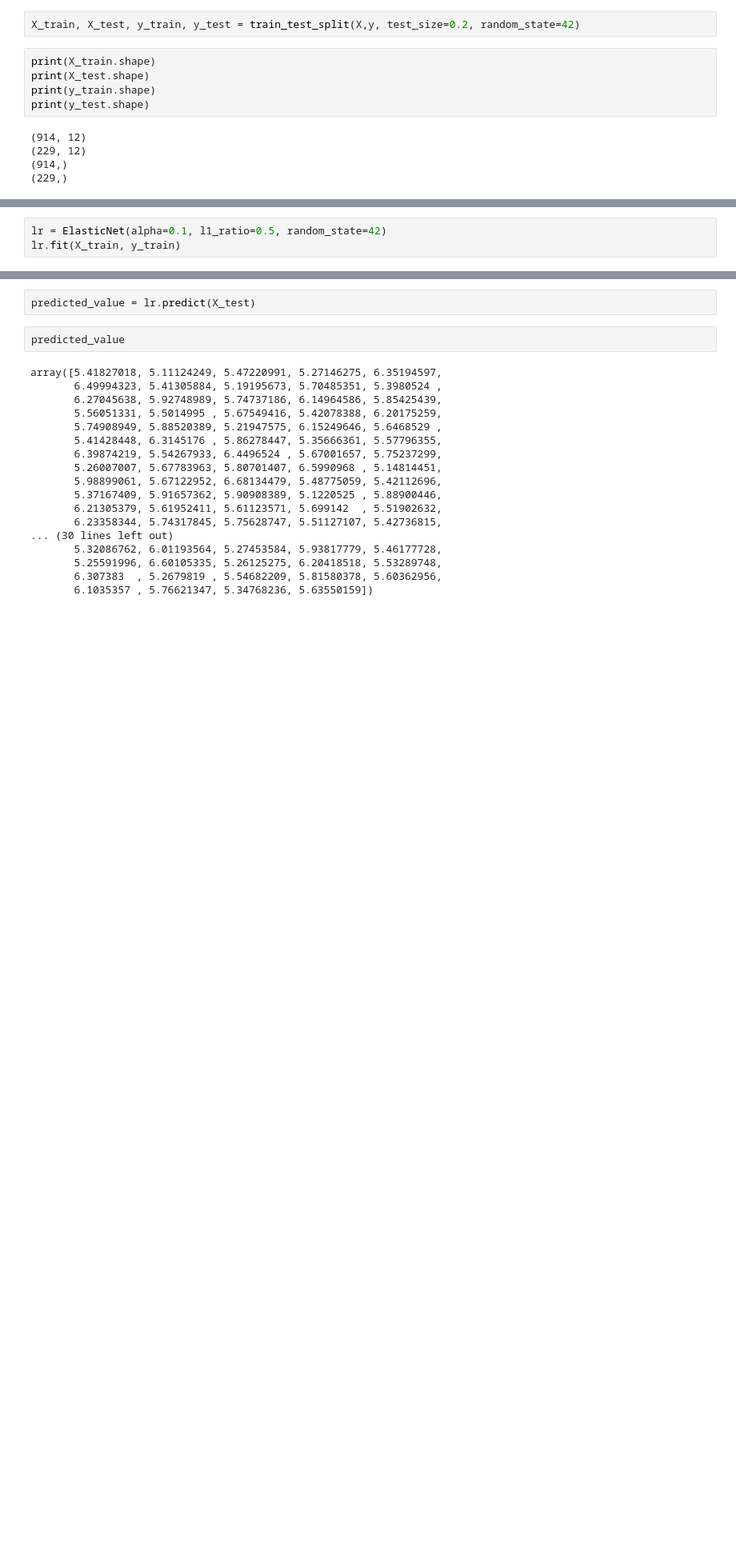
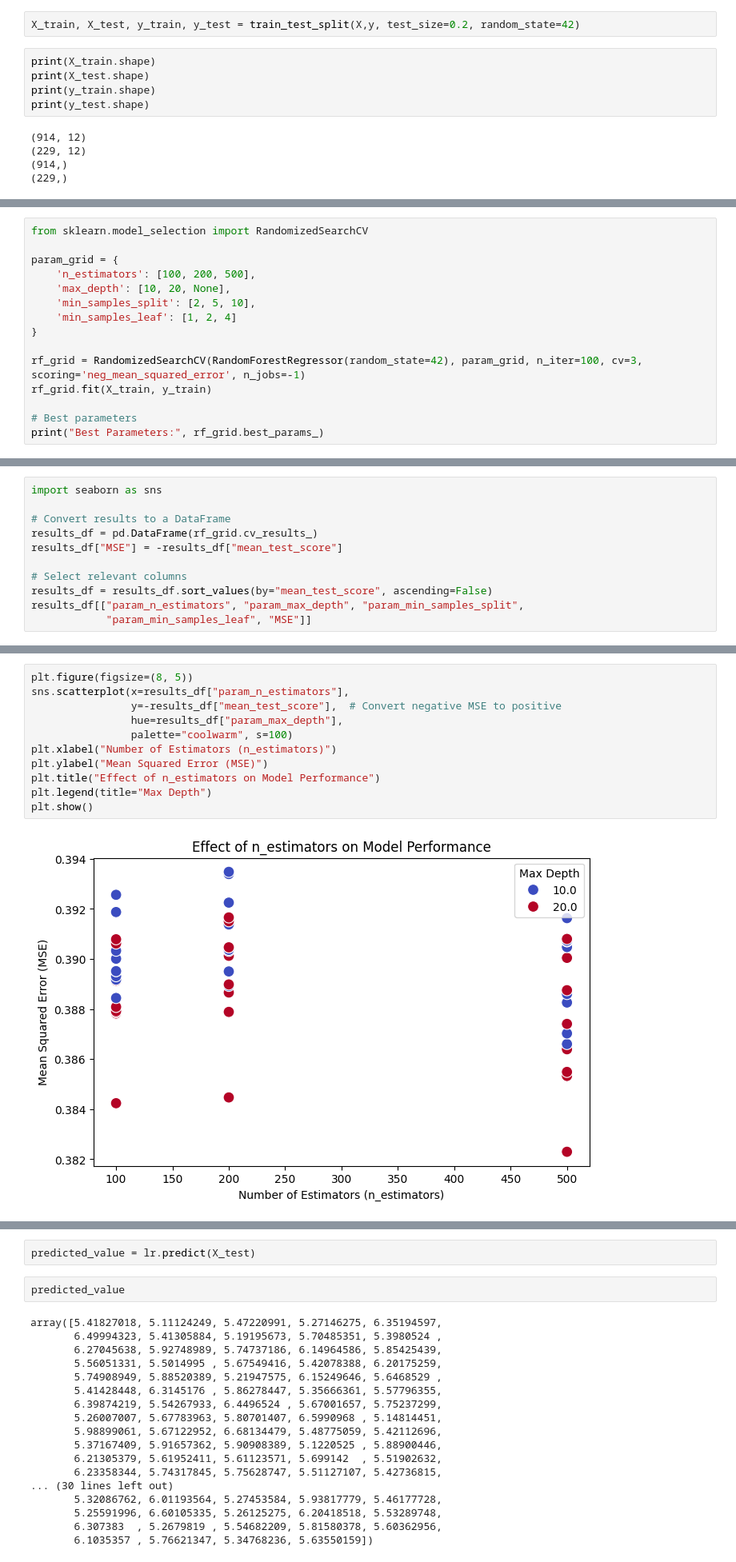
Before and after one commit to KrysyLev/End_to_end_ML_Wine_Quality_Prediction, a Jupyter notebook: research/Experiment.ipynb, the cells around one changed output, grey strips where cells are left out. Shown: that part at 80% size. Cells and saved outputs as stored; diff of their text form; blank space fills up the shorter version.

Commit message:
Update some experiment on modeling the problem with many different ways

```diff
--- a/research/Experiment.ipynb
+++ b/research/Experiment.ipynb
@@ -130,3 +128,0 @@ from sklearn.linear_model import ElasticNet
-# %%
-lr = ElasticNet(alpha=0.1, l1_ratio=0.5, random_state=42)
-lr.fit(X_train, y_train)
@@ -144,0 +132,15 @@ def eval_metrics(actual, pred):
+# %%
+from sklearn.model_selection import RandomizedSearchCV
+
+param_grid = {
+    'n_estimators': [100, 200, 500],
+    'max_depth': [10, 20, None],
+    'min_samples_split': [2, 5, 10],
+    'min_samples_leaf': [1, 2, 4]
+}
+
+rf_grid = RandomizedSearchCV(RandomForestRegressor(random_state=42), param_grid, n_iter=100, cv=3, scoring='neg_mean_squared_error', n_jobs=-1)
+rf_grid.fit(X_train, y_train)
+
+# Best parameters
+print("Best Parameters:", rf_grid.best_params_)
@@ -144,0 +149,11 @@ def eval_metrics(actual, pred):
+# %%
+import seaborn as sns
+
+# Convert results to a DataFrame
+results_df = pd.DataFrame(rf_grid.cv_results_)
+results_df["MSE"] = -results_df["mean_test_score"]
+
+# Select relevant columns
+results_df = results_df.sort_values(by="mean_test_score", ascending=False)
+results_df[["param_n_estimators", "param_max_depth", "param_min_samples_split",
+            "param_min_samples_leaf", "MSE"]]
@@ -144,0 +174,13 @@ def eval_metrics(actual, pred):
+# %%
+plt.figure(figsize=(8, 5))
+sns.scatterplot(x=results_df["param_n_estimators"],
+                y=-results_df["mean_test_score"],  # Convert negative MSE to positive
+                hue=results_df["param_max_depth"],
+                palette="coolwarm", s=100)
+plt.xlabel("Number of Estimators (n_estimators)")
+plt.ylabel("Mean Squared Error (MSE)")
+plt.title("Effect of n_estimators on Model Performance")
+plt.legend(title="Max Depth")
+plt.show()
+# %% [output]
+[figure, added]
```
Also changed, not shown: parts of 14 cells of this notebook.
